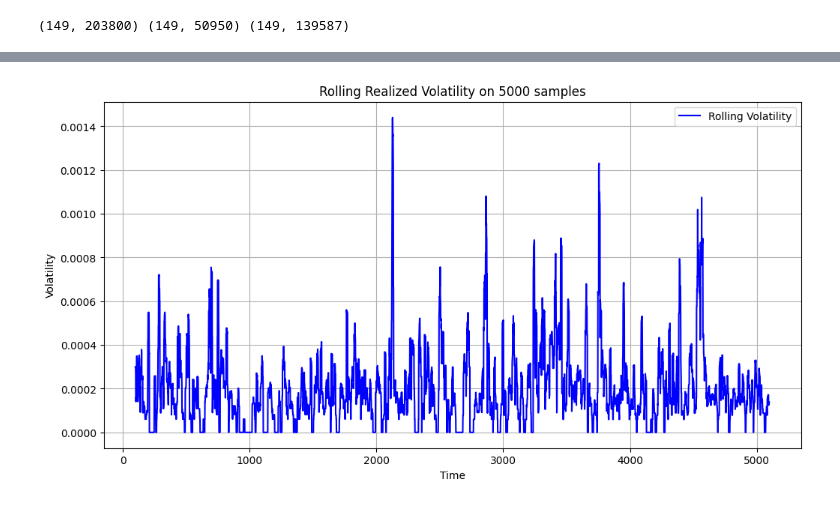
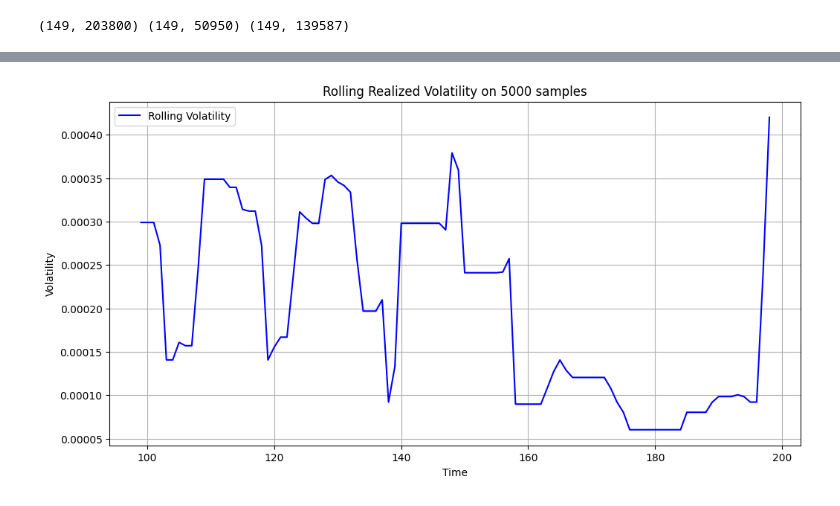
Before and after one commit to matthias-wyss/ML-Project-2-temp, a Jupyter notebook: data_analysis_william.ipynb, the cells around one changed output, grey strips where cells are left out. Saved outputs shown, nothing was run; the diff lists cells and outputs as text; code cells hidden in the pictures.

```diff
--- a/data_analysis_william.ipynb
+++ b/data_analysis_william.ipynb
@@ -67,15 +82,14 @@ def create_volatility_label(df_x, horizons) :
         for which to calculate realized volatility.
 
     Returns:
-    """
-    pd.DataFrame
+        pd.DataFrame
         A DataFrame with additional columns:
         - 'MidPrice': The calculated mid-price for each row.
         - 'LogReturn': The log return of the mid-price.
         - 'RV_{k}': Rolling standard deviation (realized volatility)
           for each horizon `k` in the list of horizons.
-
-    df_x['MidPrice'] = (df_x.iloc[:, 2] + df_x.iloc[:, 0])/2
+    """
+    df_x['MidPrice'] = (df_x.loc[:, 'ask_price_level_1'] + df_x.loc[:, 'bid_price_level_1'])/2
     df_x['LogReturn'] = np.log(df_x['MidPrice'] / df_x['MidPrice'].shift(1))
 
     df_x = df_x.iloc[1:].reset_index(drop=True)
@@ -84,4 +98,6 @@ def create_volatility_label(df_x, horizons) :
         df_x[f'RV_{k}'] = df_x['LogReturn'].rolling(window=k).std()
     df_x.dropna(inplace=True)
     return df_x
-df_x_volatility = create_volatility_label(df_x, [10, 20, 30, 50, 100])
+
+horizons =  [10, 20, 30, 50, 100]
+df_volatility = create_volatility_label(df_x, horizons)
@@ -88,15 +120,15 @@ df_x_volatility = create_volatility_label(df_x, [10, 20, 30, 50, 100])
 # %%
 import matplotlib.pyplot as plt
 
-sample_data = df_x_volatility['RV_10'].iloc[:5000]
-
-plt.figure(figsize=(12, 6))
-plt.plot(sample_data, label='Rolling Volatility', color='blue')
-plt.title('Rolling Realized Volatility on 5000 samples')
-plt.xlabel('Time')
-plt.ylabel('Volatility')
-plt.legend()
-plt.grid(True)
-plt.show()
+sample_data = df_x_volatility['RV_10'].iloc[:100]
+    for k in horizons :
+    plt.figure(figsize=(12, 6))
+    plt.plot(sample_data, label='Rolling Volatility', color='blue')
+    plt.title('Rolling Realized Volatility on 5000 samples')
+    plt.xlabel('Time')
+    plt.ylabel('Volatility')
+    plt.legend()
+    plt.grid(True)
+    plt.show()
 # %% [output]
-[figure, old version]
+[figure, new version]
```
Also changed, not shown: parts of 2 cells of this notebook.
